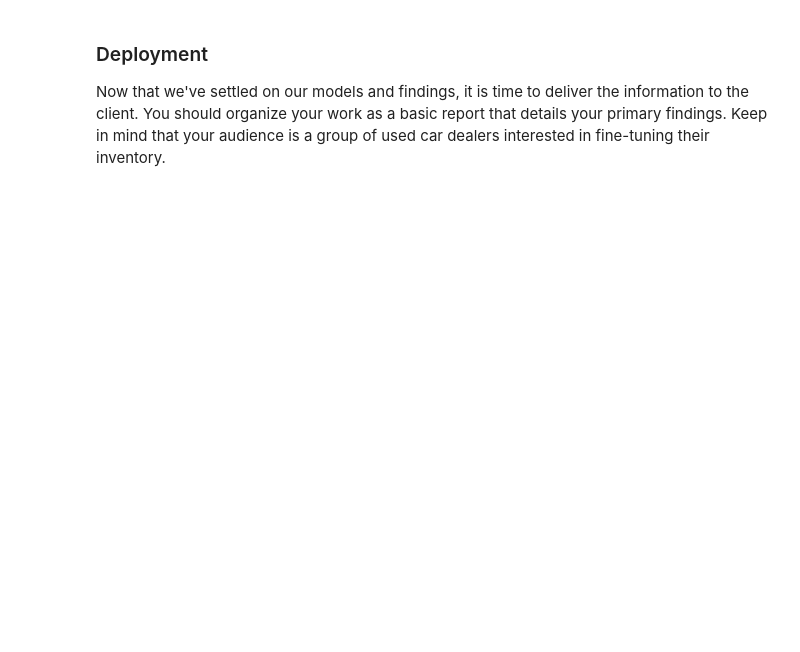
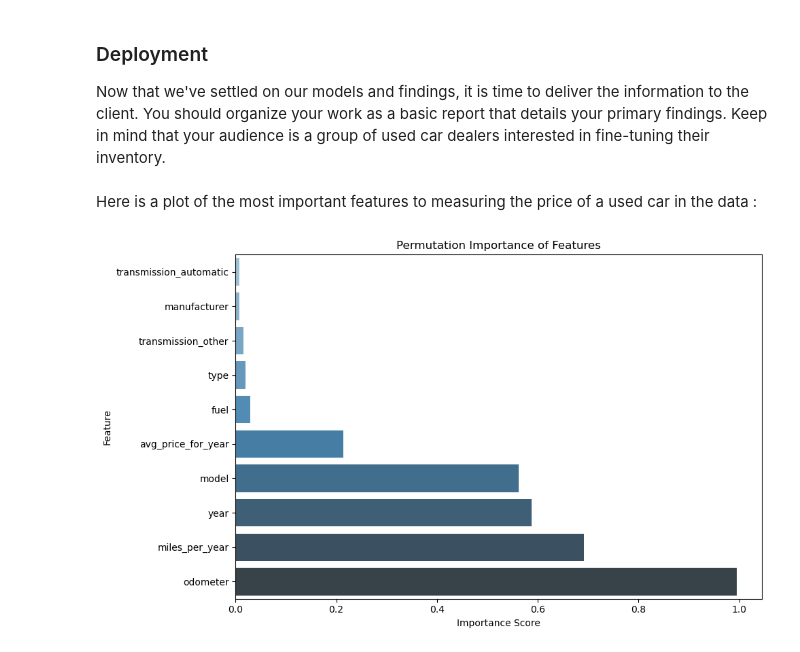
Before and after one commit to lorigreensmith06/AI_ML_CLASS_practical_application_II_used_cars, a Jupyter notebook: practical_application_II_starter/prompt_II.ipynb, the cells around one changed output. Saved outputs shown, nothing was run; the diff lists cells and outputs as text; code cells hidden in the pictures; blank space fills up the shorter version.

```diff
--- a/practical_application_II_starter/prompt_II.ipynb
+++ b/practical_application_II_starter/prompt_II.ipynb
@@ -636,3 +650,40 @@ A clear visual contrast with the baseline RMSE of $11,882
 ### Deployment
 
 Now that we've settled on our models and findings, it is time to deliver the information to the client.  You should organize your work as a basic report that details your primary findings.  Keep in mind that your audience is a group of used car dealers interested in fine-tuning their inventory.
+# %% [markdown]
+
+Here is a plot of the most important features to measuring the price of a used car in the data :
+# %%
+import seaborn as sns
+import matplotlib.pyplot as plt
+import pandas as pd
+
+# Data
+importance_values = {
+    'odometer': 0.995245,
+    'miles_per_year': 0.691095,
+    'year': 0.587496,
+    'model': 0.562656,
+    'avg_price_for_year': 0.214018,
+    'fuel': 0.028995,
+    'type': 0.019809,
+    'transmission_other': 0.015234,
+    'manufacturer': 0.008033,
+    'transmission_automatic': 0.007994
+}
+
+# Convert to DataFrame
+importance_df = pd.DataFrame(list(importance_values.items()), columns=['Feature', 'Importance'])
+importance_df = importance_df.sort_values('Importance', ascending=True)
+
+# Plot
+plt.figure(figsize=(10, 6))
+sns.barplot(data=importance_df, x='Importance', y='Feature', palette='Blues_d')
+plt.title('Permutation Importance of Features')
+plt.xlabel('Importance Score')
+plt.ylabel('Feature')
+plt.tight_layout()
+plt.savefig('./images/permutation_importance_features.png', dpi=300)  # You can change the filename and dpi as needed
+plt.show()
+# %% [output]
+[figure, added]
```
Also changed, not shown: parts of 15 cells of this notebook, 1 other file.
